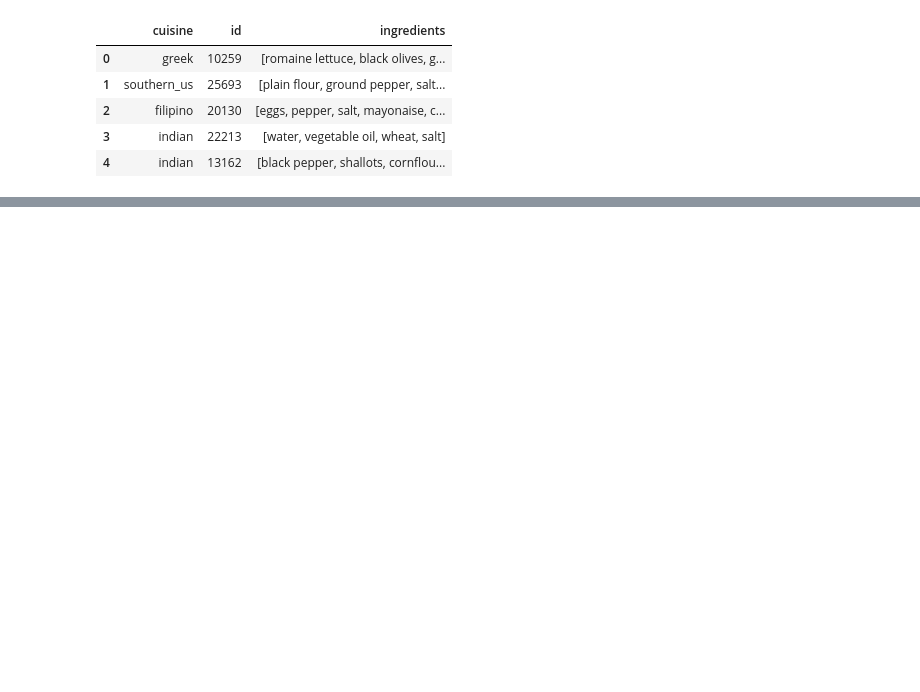
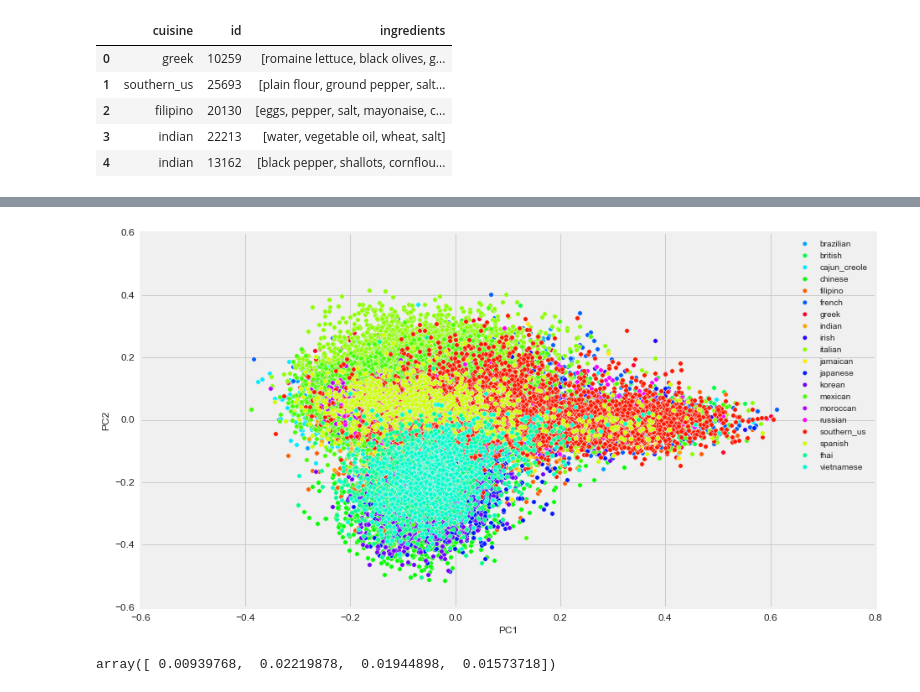
Before and after one commit to lucasarb/machine-learning, a Jupyter notebook: capstone/Recipes_analysis.ipynb, the cells around one changed output, grey strips where cells are left out. Drawn from its saved outputs; the diff is of its cells as text; code cells hidden in the pictures; blank space fills up the shorter version.

```diff
--- a/capstone/Recipes_analysis.ipynb
+++ b/capstone/Recipes_analysis.ipynb
@@ -21,0 +140,6 @@ Types of cuisine: 20
+# %%
+corpustr = train['ingredients_string']
+vectorizertr = TfidfVectorizer(stop_words='english', ngram_range = ( 1, 1),analyzer="word",
+                               max_df = .6 , binary=False , token_pattern=r'\w+' , sublinear_tf=False, norm = 'l2')
+# %%
+X = vectorizertr.fit_transform(corpustr)
@@ -21,0 +160,3 @@ Types of cuisine: 20
+# %%
+pca2dataFrame = pd.DataFrame(reduced_data)
+pca2dataFrame.columns = ['PC1', 'PC2']
@@ -21,0 +171,14 @@ Types of cuisine: 20
+# %%
+import matplotlib.cm as cm
+
+clusters_df = pd.DataFrame(train['cuisine'], columns = ['Cuisine'])
+plot_data = pd.concat([train['cuisine'], pca2dataFrame], axis = 1)
+
+fig, ax = plt.subplots(figsize = (14,8))
+
+cmap = cm.get_cmap('gist_rainbow')
+
+for i, cluster in plot_data.groupby('cuisine'):
+    cluster.plot(ax = ax, kind = 'scatter',x = 'PC1', y = 'PC2', s = 30, label = i ,color = cmap((list(list_of_cuisines).index(i))*1.0/len(list_of_cuisines)))
+# %% [output]
+[figure, added]
@@ -21,0 +195,4 @@ Types of cuisine: 20
+# %%
+svd.explained_variance_ratio_
+# %% [output]
+array([ 0.00939768,  0.02219878,  0.01944898,  0.01573718])
```
Also changed, not shown: parts of 26 cells of this notebook, 2 other files.
